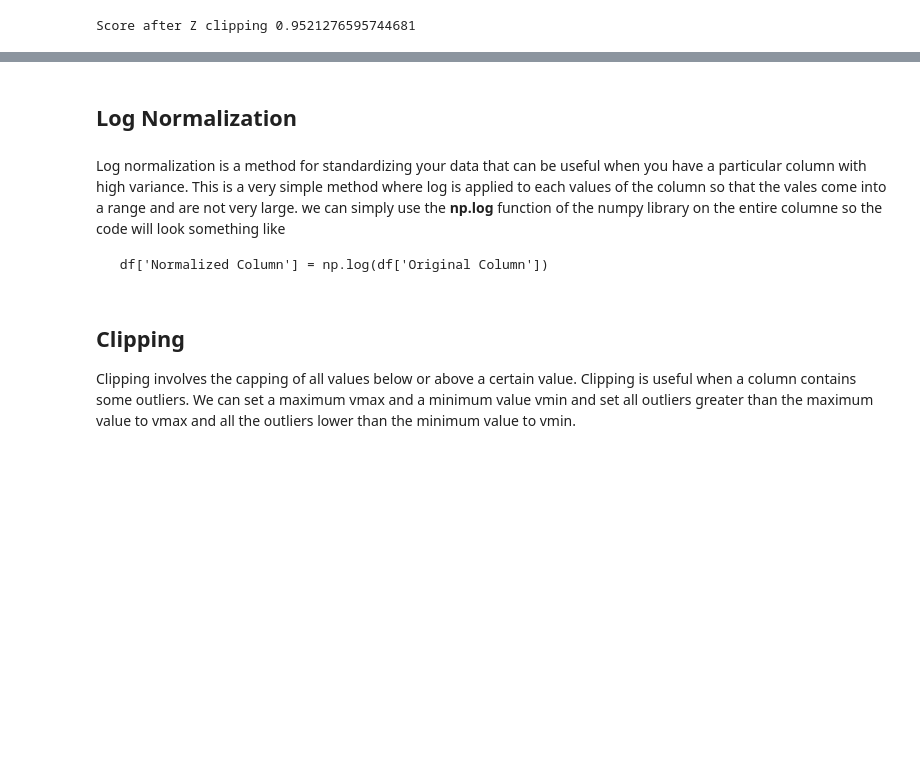
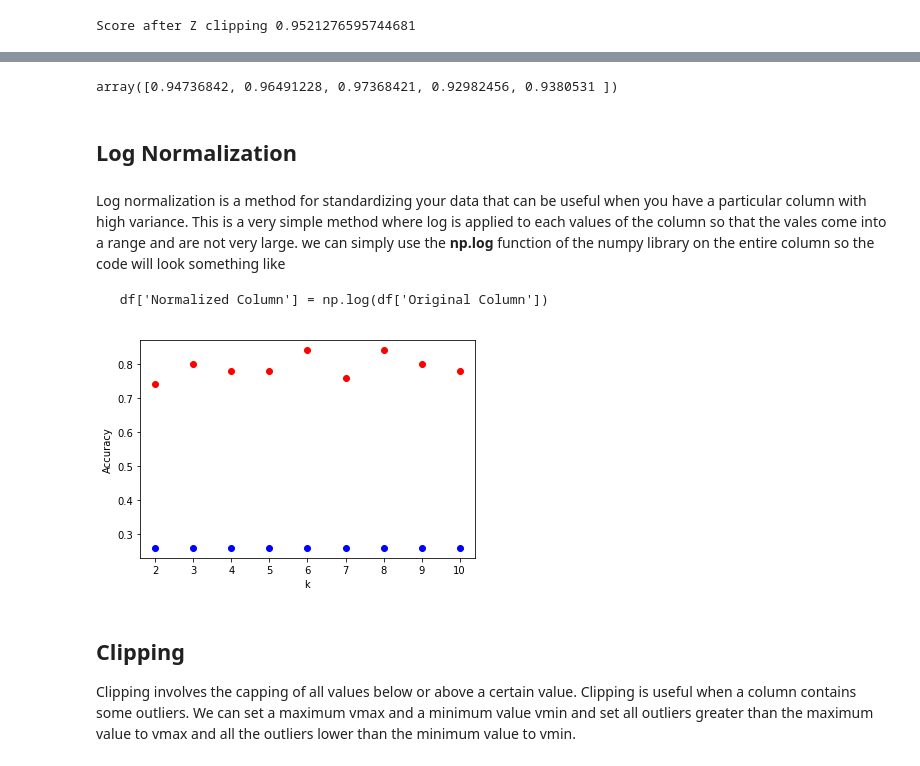
Before and after one commit to tpc1/fmml-jan-, a Jupyter notebook: M2L1.ipynb, the cells around one changed output, grey strips where cells are left out. Saved outputs shown, nothing was run; the diff lists cells and outputs as text; code cells hidden in the pictures; blank space fills up the shorter version.

````diff
--- a/M2L1.ipynb
+++ b/M2L1.ipynb
@@ -429,0 +417,3 @@ array([[list([0]),
+# %%
+k = 5
+k_nearest_neighbor2(X_train, y_train, X_test, k)
@@ -1005,9 +1011,20 @@ TypeError: ignored
+# %%
+X = cancer.data
+y = cancer.target
+scaler = StandardScaler()
+X_scaled = scaler.fit_transform(X)
+from sklearn.model_selection import cross_val_score
+knn = KNeighborsClassifier(n_neighbors=1)
+scores = cross_val_score(knn,X_scaled,y,cv=5)
+scores
+# %% [output]
+array([0.94736842, 0.96491228, 0.97368421, 0.92982456, 0.9380531 ])
 # %% [markdown]
 ## Log Normalization
 # %% [markdown]
 Log normalization is a method for standardizing your data that can be useful when you have a particular column with high variance.
 This is a very simple method where log is applied to each values of the column so that the vales come into a range and are not very large.
-we can simply use the **np.log** function of the numpy library on the entire columne so the code will look something like
+we can simply use the **np.log** function of the numpy library on the entire column so the code will look something like
 
 ```
  df['Normalized Column'] = np.log(df['Original Column'])
@@ -1016,6 +1033,43 @@ we can simply use the **np.log** function of the numpy library on the entire col
 # TASK
 # Try to find the difference in the accuracy when we apply log normalization on one of the columns and
 # plot the results for knn classification with 2-10 neighbours.
+# %%
+from sklearn.datasets import load_iris
+import pandas as pf
+data = load_iris()
+df = pd.DataFrame(data=data.data, columns=data.feature_names)
+
+df_small = df[['sepal length (cm)','sepal width (cm)']]
+df_log = np.log(df_small)
+y = data.target
+X = df_small.to_numpy()
+X_log = np.log(X)
+X_train, X_test, y_train, y_test = train_test_split(X, y, test_size = 0.33, random_state = 17)
+X_log_train, X_log_test, y_train, y_test = train_test_split(X_log, y, test_size = 0.33, random_state = 17)
+#y remains same for both, variable overrwriting does not make a difference
+
+results = []
+
+for k in range(2,11):
+  #Without log norm
+  knn = KNeighborsClassifier(n_neighbors=k)
+  knn.fit(X_train,y_train)
+  sc = knn.score(X_test,y_test)
+
+  #With log norm
+  knn_log = KNeighborsClassifier(n_neighbors=k)
+  knn_log.fit(X_train,y_train)
+  sc_log = knn_log.score(X_log_test,y_test)
+
+  results.append([sc,sc_log])
+
+
+plt.scatter(range(2,11),[ele[1] for ele in results],c='blue')
+plt.scatter(range(2,11),[ele[0] for ele in results],c='red')
+plt.xlabel("k")
+plt.ylabel("Accuracy");
+# %% [output]
+[figure, added]
 # %% [markdown]
 ## Clipping
 
````
Also changed, not shown: parts of 41 cells of this notebook.
